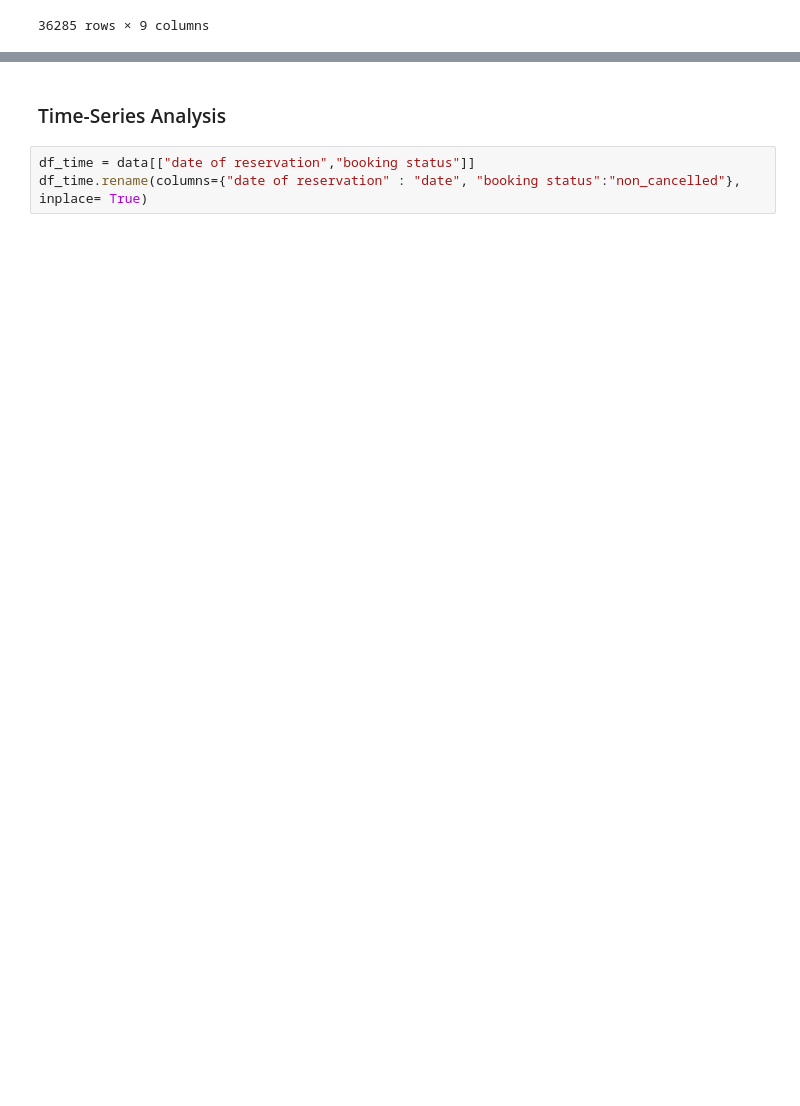
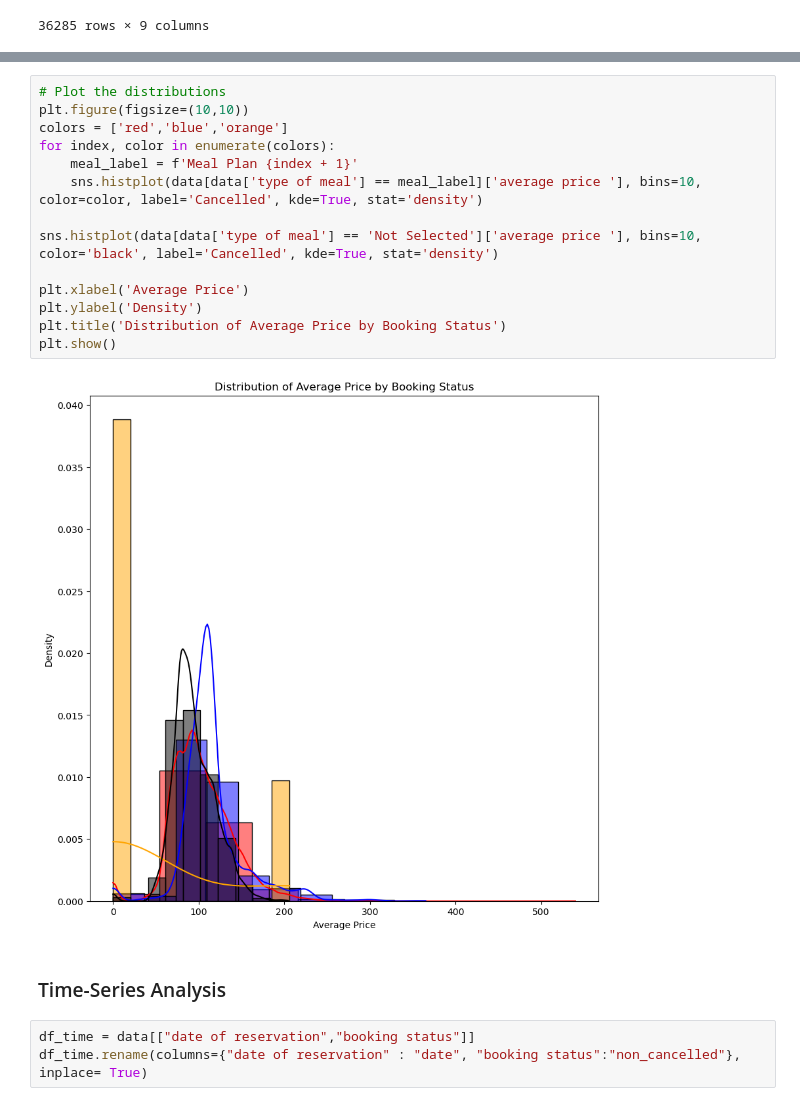
Before and after one commit to zizoisprogramming/Hotel-Reservations, a Jupyter notebook: hotel-reservation.ipynb, the cells around one changed output, grey strips where cells are left out. Drawn from its saved outputs; the diff is of its cells as text; blank space fills up the shorter version.

Commit message:
Studied if some features are ordinal in their categories based on price but turned out not to be like that.

```diff
--- a/hotel-reservation.ipynb
+++ b/hotel-reservation.ipynb
@@ -354,3 +399,19 @@ df_cleaned_cat
+# %%
+# Plot the distributions
+plt.figure(figsize=(10,10))
+colors = ['red','blue','orange']
+for index, color in enumerate(colors):
+    meal_label = f'Meal Plan {index + 1}'
+    sns.histplot(data[data['type of meal'] == meal_label]['average price '], bins=10, color=color, label='Cancelled', kde=True, stat='density')
+
+sns.histplot(data[data['type of meal'] == 'Not Selected']['average price '], bins=10, color='black', label='Cancelled', kde=True, stat='density')
+
+plt.xlabel('Average Price')
+plt.ylabel('Density')
+plt.title('Distribution of Average Price by Booking Status')
+plt.show()
+# %% [output]
+[figure, added]
 # %% [markdown]
 ### Time-Series Analysis
 # %%
```
Also changed, not shown: parts of 23 cells of this notebook.
